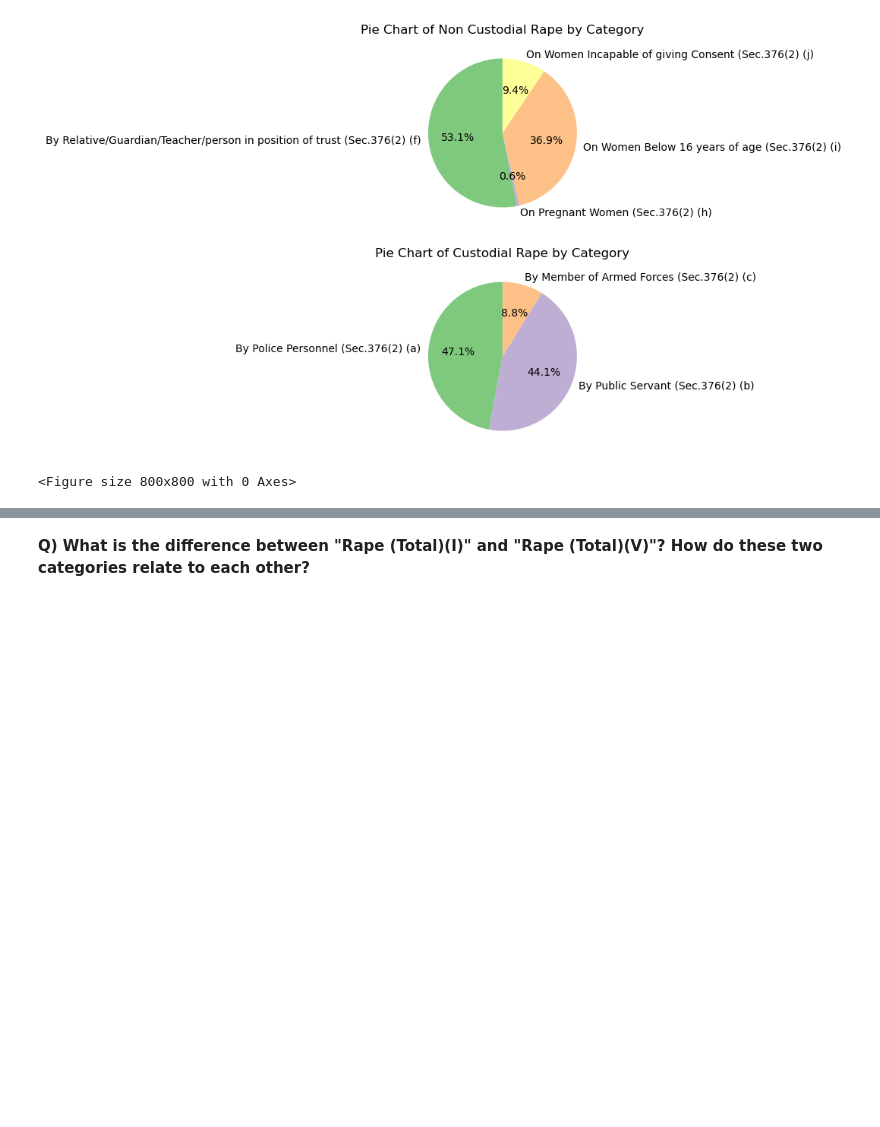
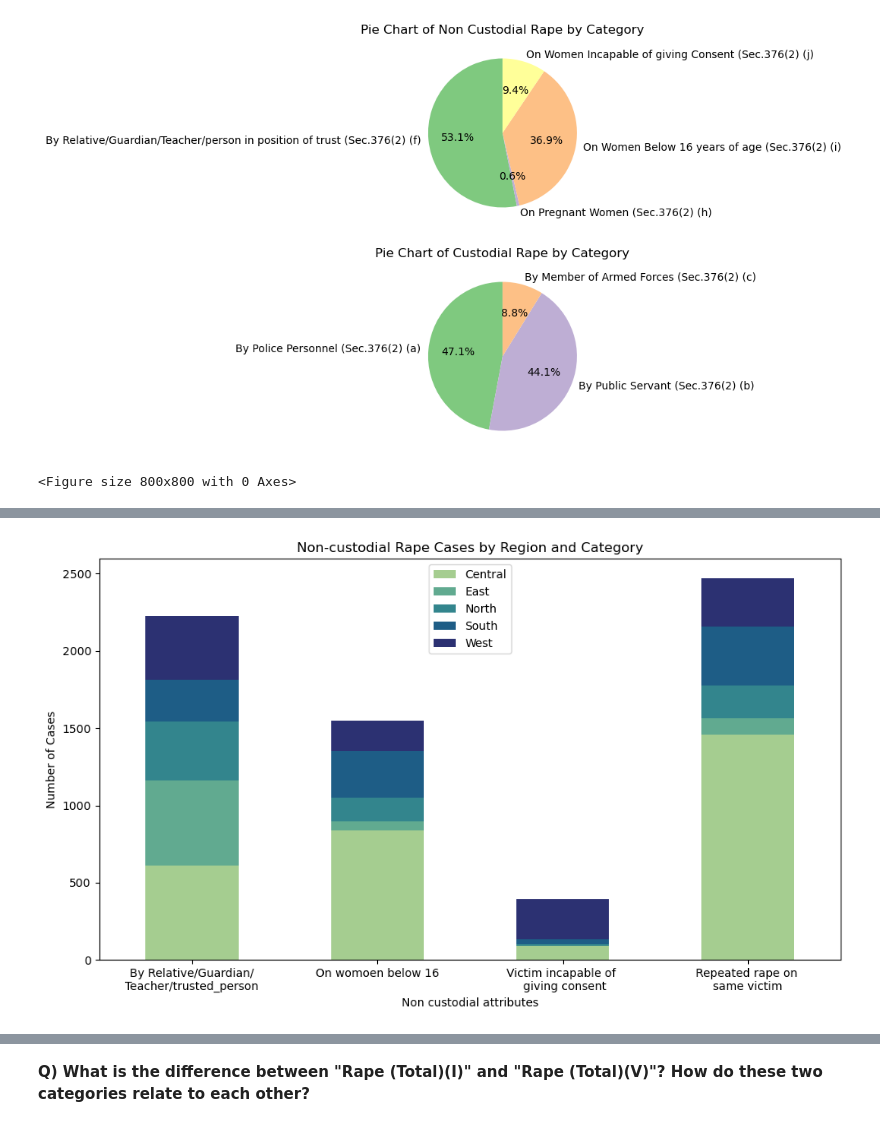
Before and after one commit to RajeevG187/Breaking-The-Scilence, a Jupyter notebook: DS250_project_EDA.ipynb, the cells around one changed output, grey strips where cells are left out. Drawn from its saved outputs; the diff is of its cells as text; code cells hidden in the pictures; blank space fills up the shorter version.

```diff
--- a/DS250_project_EDA.ipynb
+++ b/DS250_project_EDA.ipynb
@@ -187 +299,19 @@ plt.show()
+# %%
+
+agg_non_custodial_rape = Non_custodial_rape.pivot_table(index='Region', values=['By Relative/Guardian/Teacher/person in position of trust (Sec.376(2) (f)', 'On Women Incapable of giving Consent (Sec.376(2) (j)', 'Repeated Rape on same women (Sec.376(2)(n)','On Women Below 16 years of age (Sec.376(2) (i)'], aggfunc='sum')
+transposed_agg_non_custodial_rape = agg_non_custodial_rape.T
+# Plotting the stacked bar plot
+ax = transposed_agg_non_custodial_rape.plot(kind='bar', stacked=True, figsize=(10, 6),colormap='crest')
+custom_labels = ['By Relative/Guardian/\nTeacher/trusted_person','On womoen below 16','Victim incapable of \n giving consent','Repeated rape on \nsame victim']
+# Adding labels and title
+plt.xlabel('Non custodial attributes')
+plt.ylabel('Number of Cases')
+plt.title('Non-custodial Rape Cases by Region and Category')
+plt.xticks(range(len(custom_labels)), custom_labels, rotation=0, ha='center')
+plt.legend(loc='upper center')
+# Display the plot
+plt.tight_layout()
+plt.show()
+# %% [output]
+[figure, added]
 # %%
```
Also changed, not shown: parts of 15 cells of this notebook.
